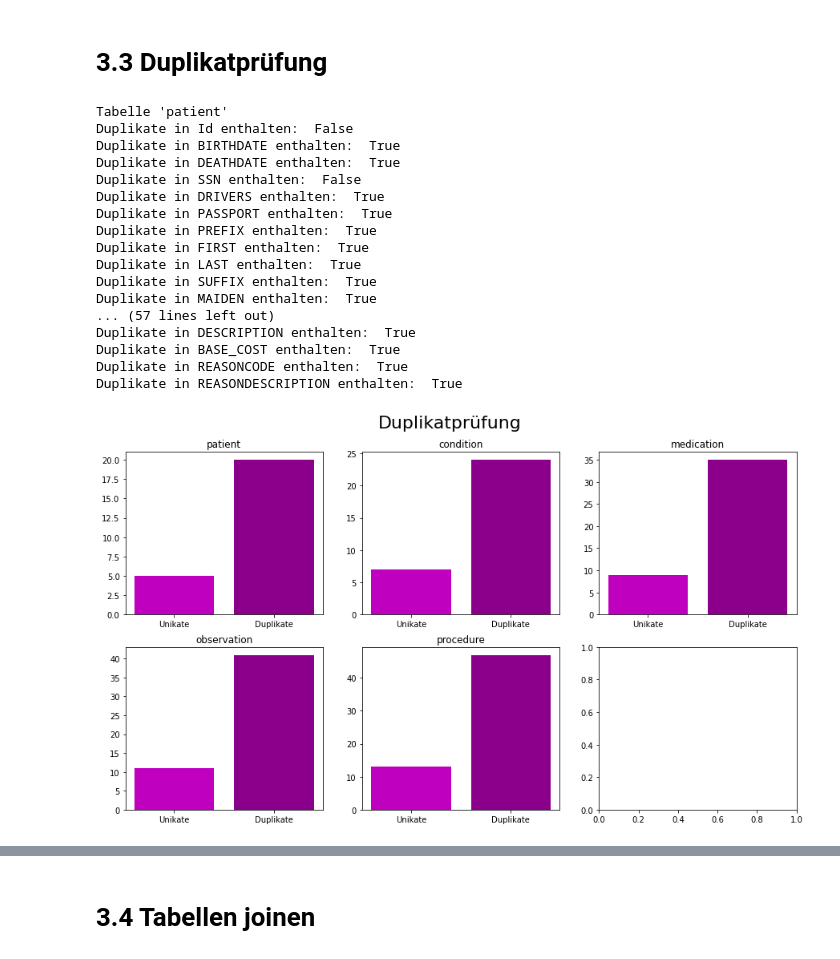
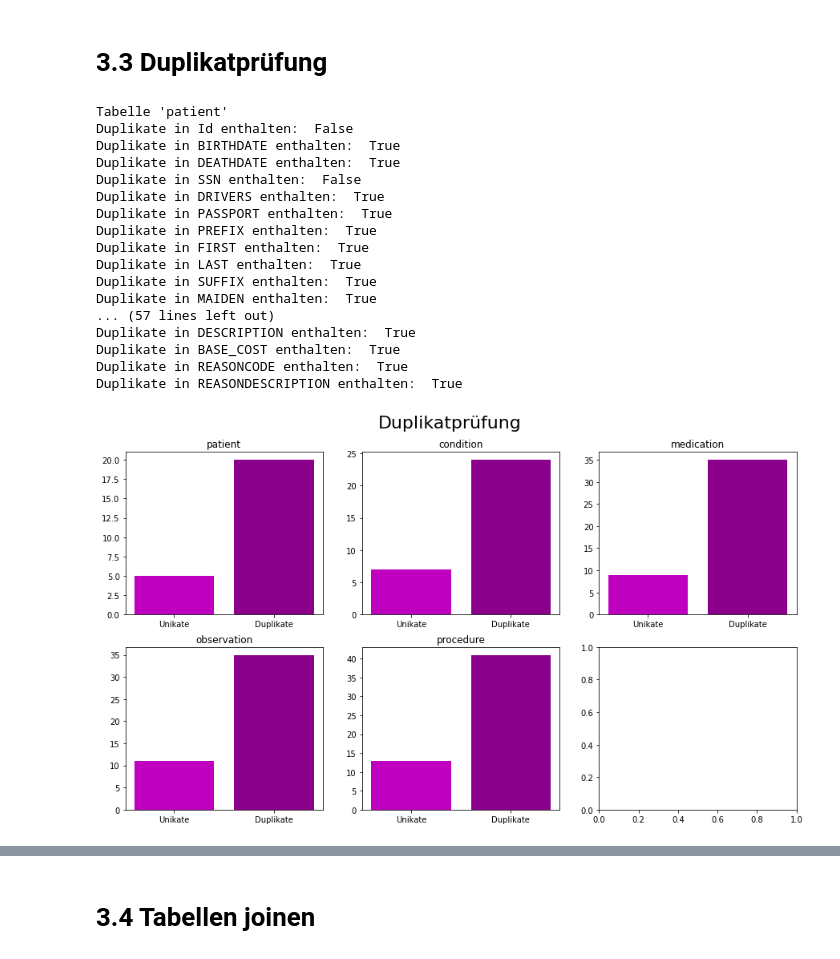
Before and after one commit to Fuenfgeld/DMA2022DataProjectB, a Jupyter notebook: Datenpruefung/Datenpruefung_neu.ipynb, the cells around one changed output, grey strips where cells are left out. Saved outputs shown, nothing was run; the diff lists cells and outputs as text; code cells hidden in the pictures.

```diff
--- a/Datenpruefung/Datenpruefung_neu.ipynb
+++ b/Datenpruefung/Datenpruefung_neu.ipynb
@@ -118,37 +118,47 @@ Ist die 'Id' nur einmalig vorhanden und eignet sich damit als Primärschlüssel:
 Duplikate = 0; Unikate = 0
 
 print("Tabelle 'patient'")
+p_l = []
 for i in range(len(list(patient.columns.values))):
   print("Duplikate in", list(patient.columns.values)[i], "enthalten: ", not patient[list(patient.columns.values)[i]].is_unique) # not damit Duplikate und nicht Unikate angezeigt werden
+  p_l.append(not patient[list(patient.columns.values)[i]].is_unique)
   Duplikate = Duplikate + (not patient[list(patient.columns.values)[i]].is_unique)
   Unikate = Unikate + patient[list(patient.columns.values)[i]].is_unique
 values = [Unikate,Duplikate]
 
 
 print("\n\nTabelle 'condition'")
+c_l = []
 for i in range(len(list(condition.columns.values))):
   print("Duplikate in", list(condition.columns.values)[i], "enthalten: ", not condition[list(condition.columns.values)[i]].is_unique) # not damit Duplikate und nicht Unikate angezeigt werden
+  c_l.append(not condition[list(condition.columns.values)[i]].is_unique)
   Duplikate = Duplikate + (not patient[list(patient.columns.values)[i]].is_unique)
   Unikate = Unikate + patient[list(patient.columns.values)[i]].is_unique
 values_1 = [Unikate,Duplikate]
 
 print("\n\nTabelle 'medication'")
+m_l = []
 for i in range(len(list(medication.columns.values))):
   print("Duplikate in", list(medication.columns.values)[i], "enthalten: ", not medication[list(medication.columns.values)[i]].is_unique) # not damit Duplikate und nicht Unikate angezeigt werden
+  m_l.append(not medication[list(medication.columns.values)[i]].is_unique)
   Duplikate = Duplikate + (not patient[list(patient.columns.values)[i]].is_unique)
   Unikate = Unikate + patient[list(patient.columns.values)[i]].is_unique
 values_2 = [Unikate,Duplikate]
 
 print("\n\nTabelle 'observation'")
+o_l = []
 for i in range(len(list(observation.columns.values))):
   print("Duplikate in", list(observation.columns.values)[i], "enthalten: ", not observation[list(observation.columns.values)[i]].is_unique) # not damit Duplikate und nicht Unikate angezeigt werden
-  Duplikate = Duplikate + (not patient[list(patient.columns.values)[i]].is_unique)
+  o_l.append(not observation[list(observation.columns.values)[i]].is_unique)
+  o_Duplikate = Duplikate + (not patient[list(patient.columns.values)[i]].is_unique)
   Unikate = Unikate + patient[list(patient.columns.values)[i]].is_unique
 values_3 = [Unikate,Duplikate]
 
 print("\n\nTabelle 'procedure'")
+pr_l = []
 for i in range(len(list(procedure.columns.values))):
   print("Duplikate in", list(procedure.columns.values)[i], "enthalten: ", not procedure[list(procedure.columns.values)[i]].is_unique) # not damit Duplikate und nicht Unikate angezeigt werden
+  pr_l.append(not procedure[list(procedure.columns.values)[i]].is_unique)
   Duplikate = Duplikate + (not patient[list(patient.columns.values)[i]].is_unique)
   Unikate = Unikate + patient[list(patient.columns.values)[i]].is_unique
 values_4 = [Unikate,Duplikate]
@@ -162,31 +172,31 @@ ax[0,1].bar(names, values_1, color=['m', 'darkmagenta'])
 ax[0,2].bar(names, values_2, color=['m', 'darkmagenta'])
 ax[1,0].bar(names, values_3, color=['m', 'darkmagenta'])
 ax[1,1].bar(names, values_4, color=['m', 'darkmagenta'])
 ax[0,0].set_title('patient')
 ax[0,1].set_title('condition')
 ax[0,2].set_title('medication')
 ax[1,0].set_title('observation')
 ax[1,1].set_title('procedure')
 
 plt.suptitle('Duplikatprüfung', fontsize=22)
 plt.subplots_adjust(top=0.9)
 plt.show()
 # %% [output]
 Tabelle 'patient'
 Duplikate in Id enthalten:  False
 Duplikate in BIRTHDATE enthalten:  True
 Duplikate in DEATHDATE enthalten:  True
 Duplikate in SSN enthalten:  False
 Duplikate in DRIVERS enthalten:  True
 Duplikate in PASSPORT enthalten:  True
 Duplikate in PREFIX enthalten:  True
 Duplikate in FIRST enthalten:  True
 Duplikate in LAST enthalten:  True
 Duplikate in SUFFIX enthalten:  True
 Duplikate in MAIDEN enthalten:  True
 ... (57 lines left out)
 Duplikate in DESCRIPTION enthalten:  True
 Duplikate in BASE_COST enthalten:  True
 Duplikate in REASONCODE enthalten:  True
 Duplikate in REASONDESCRIPTION enthalten:  True
-[figure, old version]
+[figure, new version]
```
Also changed, not shown: parts of 4 cells of this notebook.
